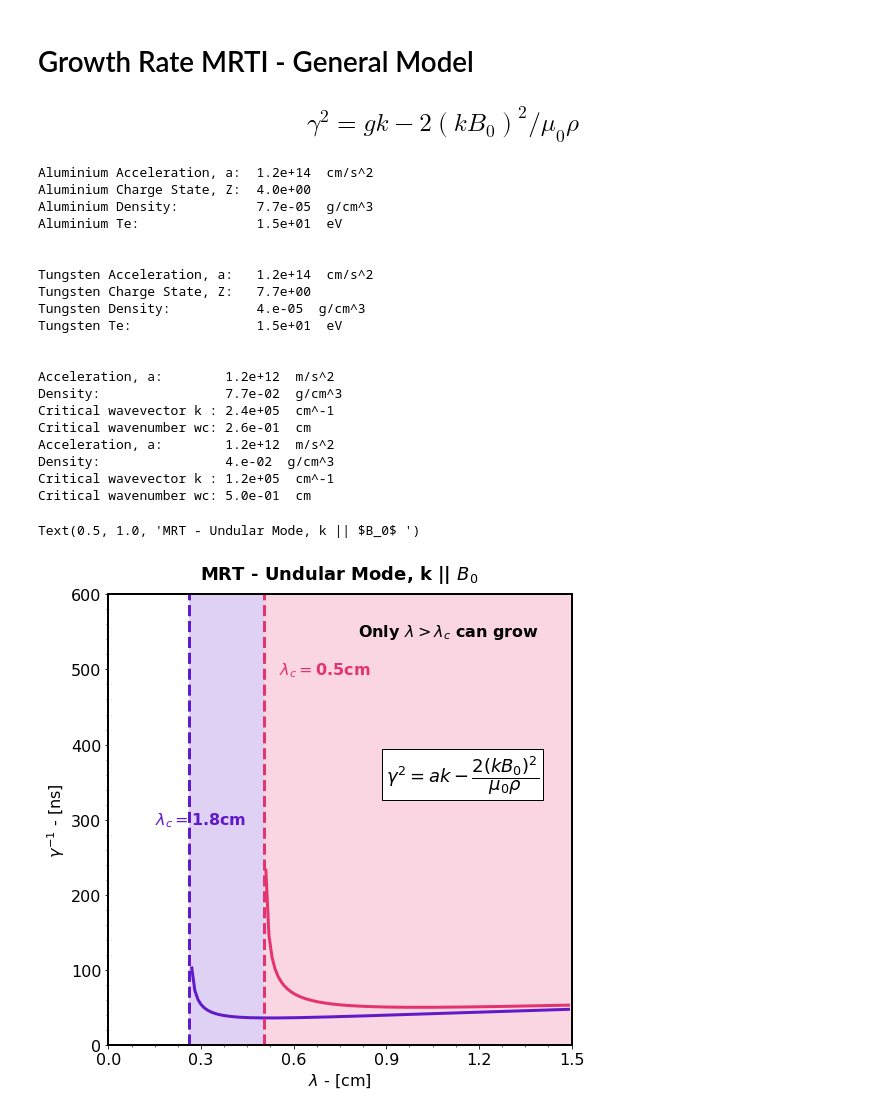
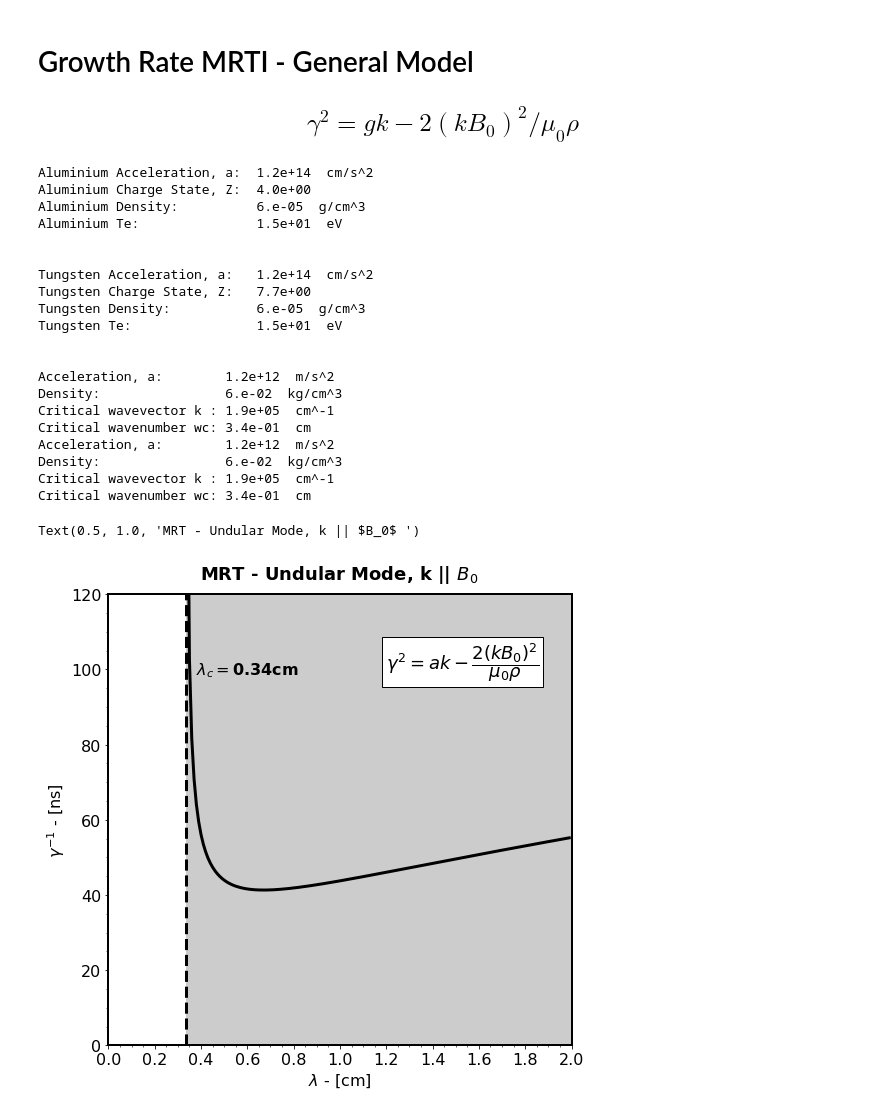
Before and after one commit to stemerlini/MagnetoRT, a Jupyter notebook: MagnetoRT_MassDensityConst.ipynb, the cells around one changed output. Cells and saved outputs as stored; diff of their text form; code cells hidden in the pictures.

Commit message:
Added sqrt notation + analysis with same mass density and Te = 5-40 ev

```diff
--- a/MagnetoRT_MassDensityConst.ipynb
+++ b/MagnetoRT_MassDensityConst.ipynb
@@ -502,14 +513,22 @@ ax[0].set_title('Magnetic Diffusivity', fontsize = 18,  weight = 'bold', pad = "
 ax[1].set_title('Diffusion Characteristic Time', fontsize = 18,  weight = 'bold', pad = "15")
 ax[2].set_title('Diffusion Characteristic Scale', fontsize = 18,  weight = 'bold', pad = "15")
 
-ax[0].text(35, 4, r'$D_m = 2.91x10^{-6}\dfrac{m_e Z \Lambda}{\mu_0 e^2 T_e^{3/2}}$', fontsize = 18, color='black', bbox=dict(facecolor='white', edgecolor='black'))
-ax[1].text(50, 1.6, r'$ \tau_{\eta} = \dfrac{L}{2D_m^2}$', fontsize = 18, color='black', bbox=dict(facecolor='white', edgecolor='black'))
-ax[2].text(50, 0.085, r'$ L_{\eta} = \dfrac{D_m}{V}$', fontsize = 18, color='black', bbox=dict(facecolor='white', edgecolor='black'))
+ax[0].text(20, 6, r'$D_m = 2.91x10^{-6}\dfrac{m_e Z \Lambda}{\mu_0 e^2 T_e^{3/2}}$', fontsize = 18, color='black', bbox=dict(facecolor='white', edgecolor='black'))
+ax[1].text(30, 1, r'$ \tau_{\eta} = \dfrac{L}{2D_m^2}$', fontsize = 18, color='black', bbox=dict(facecolor='white', edgecolor='black'))
+ax[2].text(25, 0.085, r'$ L_{\eta} = \dfrac{D_m}{V}$', fontsize = 18, color='black', bbox=dict(facecolor='white', edgecolor='black'))
 
+ax[0].set_ylim([0,10])
+ax[0].set_yticks(np.arange(0,10.1,1))
+
+ax[1].set_ylim([0,5])
+ax[1].set_yticks(np.arange(0,5.1,0.5))
+
+ax[2].set_ylim([0,0.2])
+ax[2].set_yticks(np.arange(0,0.21,0.02))
 
 for axis in ax:
-    axis.set_xlim([0,70])
-    axis.set_xticks(np.arange(0,71,10))
+    axis.set_xlim([0,45])
+    axis.set_xticks(np.arange(0,46,5))
     axis.tick_params(labelsize=18)
     axis.grid(True, linestyle='--', alpha = 0.4)
     axis.set_xlabel(r'$T_e$ [eV]', fontsize=18)
@@ -520,6 +539,6 @@ ax[0].set_ylabel(r'Magnetic Diffusivity x $10^{5}$ [$cm^2$ $s^{-1}$] ', fontsize
 ax[1].set_ylabel(r'Diffusion time scale [$\mu$s]', fontsize=18)
 ax[2].set_ylabel(r'Diffusion scale [cm]', fontsize=18)
 
-# plt.savefig('DiffusionTimeSpaceScale.png', dpi=330)
+# plt.savefig('DiffusionTimeSpaceScaleSameMassDensity.png', dpi=330)
 # %% [output]
 Text(0, 0.5, 'Diffusion scale [cm]')
@@ -559,11 +578,11 @@ def growth_rate(plasma,wl):
 
 Te = 15
 
-al_flow         =    {'A':27, 'ne': 6.8e18, 'Te': Te , 'Ti': Te, 'V':5e6,  'L':0.2, 'Atw': 1, 'Zsrc': 'exp', 'B': 5}
-w_flow          =    {'A':183,'ne': 1e18,   'Te': Te , 'Ti': Te, 'V':5e6,  'L':0.2, 'Atw': 1, 'Zsrc': 'exp', 'B': 5}
+al_flow         =    {'A':27, 'ne': 5.3e18, 'Te': Te , 'Ti': Te, 'V':5e6,  'L':0.2, 'Atw': 1, 'Zsrc': 'exp', 'B': 5}
+w_flow          =    {'A':183,'ne': 1.5e18, 'Te': Te , 'Ti': Te, 'V':5e6,  'L':0.2, 'Atw': 1, 'Zsrc': 'exp', 'B': 5}
 
-al_flow_noB     =    {'A':27, 'ne': 1e18,   'Te': Te , 'Ti': Te, 'V':5e6,  'L':0.2, 'Atw': 1, 'Zsrc': 'exp', 'B': 0}
-w_flow_noB      =    {'A':183,'ne': 1e18,   'Te': Te , 'Ti': Te, 'V':5e6,  'L':0.2, 'Atw': 1, 'Zsrc': 'exp', 'B': 0}
+al_flow_noB     =    {'A':27, 'ne': 5.3e18,   'Te': Te , 'Ti': Te, 'V':5e6,  'L':0.2, 'Atw': 1, 'Zsrc': 'exp', 'B': 0}
+w_flow_noB      =    {'A':183,'ne': 1.5e18,   'Te': Te , 'Ti': Te, 'V':5e6,  'L':0.2, 'Atw': 1, 'Zsrc': 'exp', 'B': 0}
 
 al  =   plasma(**al_flow)
 w   =   plasma(**w_flow)
@@ -574,7 +593,7 @@ w_noB   =   plasma(**w_flow_noB)
 # CALCULATE THE GROWTH RATE WITH AND WITHOUT B FIELD
 # -------------------------------------------------------------------------------------
 
-wl = np.arange(0.1,1.5,0.01)                    # [cm^-1]
+wl = np.arange(0,2,0.01)                    # [cm^-1]
 
 print('Aluminium Acceleration, a:  ' + np.format_float_scientific(al.a, precision = 1, exp_digits=2)        +    '  cm/s^2')
 print('Aluminium Charge State, Z:  ' + np.format_float_scientific(al.Z, precision = 1, exp_digits=2))
@@ -600,63 +619,52 @@ ax0 = fig.add_subplot()
 for axis in ['top','bottom','left','right']:
     ax0.spines[axis].set_linewidth(2)
 
-ax0.plot(wl, 1e9/(gr_al)**0.5, lw = '3', color = '#611ACA',label='Aluminium')
-ax0.plot(wl, 1e9/(gr_w)**0.5,  lw = '3', color = '#E53271',label='Tungsten')
-ax0.axvline(x=al_wl_c*1e2, ls = '--', lw = '3', color = '#611ACA',label='Aluminium' )
-ax0.axvline(x=w_wl_c*1e2, ls = '--', lw = '3', color = '#E53271',label='Tungsten' )
+ax0.plot(wl, 1e9/(gr_al)**0.5, lw = '3', color = 'black', label='')
+ax0.axvline(x=al_wl_c*1e2, ls = '--', lw = '3', color = 'black',label='Aluminium' )
 
-ax0.axvspan(al_wl_c*1e2, w_wl_c*1e2, facecolor='#611ACA', alpha=0.2)
-ax0.axvspan(w_wl_c*1e2, 4, facecolor='#E53271', alpha=0.2)
+ax0.axvspan(al_wl_c*1e2, 10, facecolor='black', alpha=0.2)
 
-ax0.set_ylim([0,600])
-ax0.set_xlim([0,1.5])
-ax0.set_xticks(np.arange(0,1.51,0.3))
-ax0.set_yticks(np.arange(0,601,100))
+ax0.set_ylim([0,120])
+ax0.set_xlim([0,2])
+ax0.set_xticks(np.arange(0,2.1,0.2))
+ax0.set_yticks(np.arange(0,121,20))
 
 # Plot Properties
 ax0.tick_params(labelsize=16)
 # ax0.grid(True, linestyle='--', alpha = 0.4)
 
 ax0.set_xlabel(r'$\lambda$ - [cm]', fontsize=16)
 ax0.set_ylabel(r'$\gamma^{-1}$ - [ns]', fontsize=16)
 ax0.minorticks_on()
 # ax0.legend(loc = 'best', fontsize = 16)
 
 t = ax0.text(
-    0.7, 500, "$\lambda_c = $"+str(0.5)+'cm', color = "#E53271", weight="bold", ha="center", va="center", size=16)
+    0.6, 100, "$\lambda_c = $"+str(0.34)+'cm', color = "black", weight="bold", ha="center", va="center", size=16)
 
-t = ax0.text(
-    0.3, 300, "$\lambda_c = $"+str(1.8)+'cm', color = "#611ACA", weight="bold", ha="center", va="center", size=16)
-
-t = ax0.text(
-    1.1, 550, "Only $\lambda > \lambda_c$ can grow", color = "black", weight="bold", ha="center", va="center", size=16)
-
-ax0.text(0.9, 350, r'$\gamma^2 = ak - \dfrac{2(kB_0)^2}{\mu_0\rho}$', fontsize = 18, color='black', bbox=dict(facecolor='white', edgecolor='black'))
-
-
+ax0.text(1.2, 100, r'$\gamma^2 = ak - \dfrac{2(kB_0)^2}{\mu_0\rho}$', fontsize = 18, color='black', bbox=dict(facecolor='white', edgecolor='black'))
 ax0.set_title('MRT - Undular Mode, k || $B_0$ ', fontsize = 18,  weight = 'bold', pad = "15")
 
-# plt.savefig('MRTUndularMode.png', dpi=330)
+# plt.savefig('MRTUndularModeSameMassDensity.png', dpi=330)
 # %% [output]
 Aluminium Acceleration, a:  1.2e+14  cm/s^2
 Aluminium Charge State, Z:  4.0e+00
-Aluminium Density:          7.7e-05  g/cm^3
+Aluminium Density:          6.e-05  g/cm^3
 Aluminium Te:               1.5e+01  eV
 
 
 Tungsten Acceleration, a:   1.2e+14  cm/s^2
 Tungsten Charge State, Z:   7.7e+00
-Tungsten Density:           4.e-05  g/cm^3
+Tungsten Density:           6.e-05  g/cm^3
 Tungsten Te:                1.5e+01  eV
 
 
 Acceleration, a:        1.2e+12  m/s^2
-Density:                7.7e-02  g/cm^3
-Critical wavevector k : 2.4e+05  cm^-1
-Critical wavenumber wc: 2.6e-01  cm
+Density:                6.e-02  kg/cm^3
+Critical wavevector k : 1.9e+05  cm^-1
+Critical wavenumber wc: 3.4e-01  cm
 Acceleration, a:        1.2e+12  m/s^2
-Density:                4.e-02  g/cm^3
-Critical wavevector k : 1.2e+05  cm^-1
-Critical wavenumber wc: 5.0e-01  cm
+Density:                6.e-02  kg/cm^3
+Critical wavevector k : 1.9e+05  cm^-1
+Critical wavenumber wc: 3.4e-01  cm
 Text(0.5, 1.0, 'MRT - Undular Mode, k || $B_0$ ')
-[figure, old version]
+[figure, new version]
```
Also changed, not shown: parts of 8 cells of this notebook, 6 other files.
